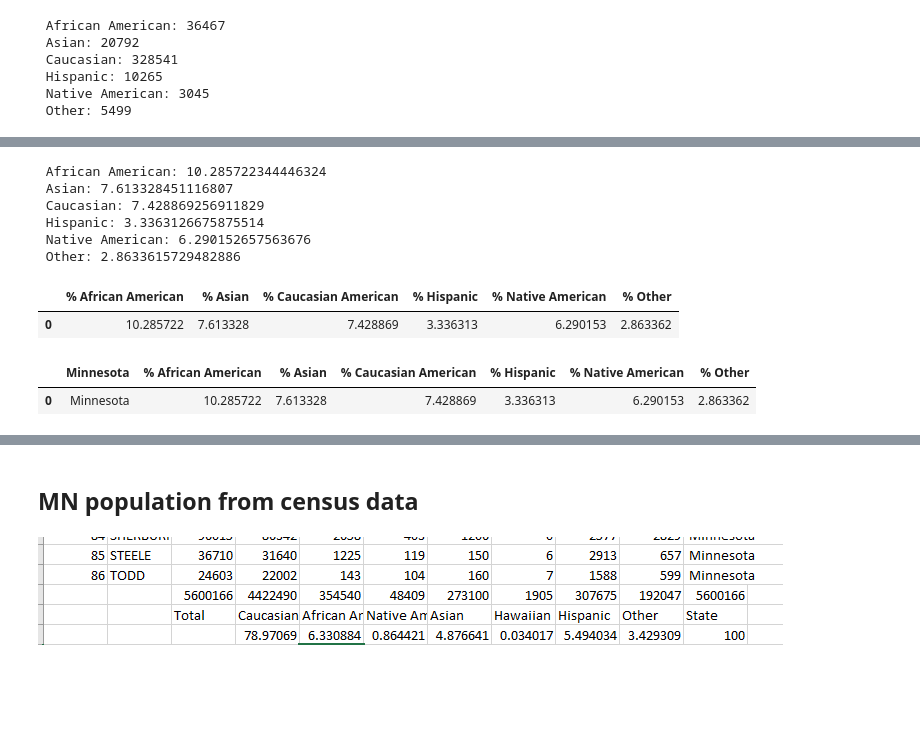
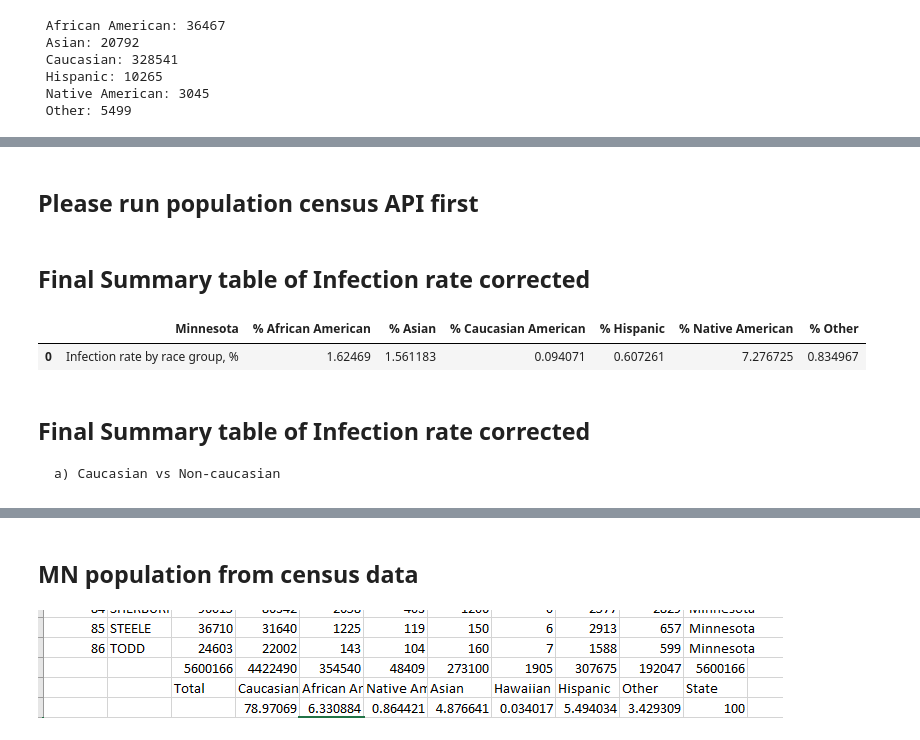
Before and after one commit to tlenzmeier58/Project_1, a Jupyter notebook: working.ipynb, the cells around one changed output, grey strips where cells are left out. Drawn from its saved outputs; the diff is of its cells as text; code cells hidden in the pictures; blank space fills up the shorter version.

```diff
--- a/working.ipynb
+++ b/working.ipynb
@@ -393,3 +378,5 @@ comprehensive_df
+# %% [markdown]
+## **Please run population census API first**
 # %%
 #infection rate African American
 african_american_infection_percent = (cdc_infections_african_american_total / sum_mn_african_american ) *100
@@ -403,9 +390,11 @@ asian_infection_percent
 caucasian_infection_percent = (cdc_infections_caucasian_total / sum_mn_caucasian ) *100
 caucasian_infection_percent
 
+#infection rate hispanic
 hispanic_infection_percent = (cdc_infections_hispanic_total / sum_mn_hispanic ) *100
 hispanic_infection_percent
 
+#infection rate native american
 native_american_infection_percent = (cdc_infections_native_american_total / sum_mn_native_american ) *100
 native_american_infection_percent
 
@@ -418,39 +407,42 @@ percentage_race_infections = [african_american_infection_percent, asian_infectio
                               caucasian_infection_percent, hispanic_infection_percent, native_american_infection_percent, other_infection_percent]
 
 
-for (race, infection_percentage) in zip(race_mn, percentage_race_infections):
-    print(f" {race}: {infection_percentage}")
+# for (race, infection_percentage) in zip(race_mn, percentage_race_infections):
+#     print(f" {race}: {infection_percentage}")
-# %% [output]
- African American: 10.285722344446324
- Asian: 7.613328451116807
- Caucasian: 7.428869256911829
- Hispanic: 3.3363126675875514
- Native American: 6.290152657563676
- Other: 2.8633615729482886
-# %%
-# dataframe
-
-race_percent_df = pd.DataFrame({'% African American':[african_american_infection_percent],
-                     '% Asian':[asian_infection_percent],
-                     '% Caucasian American':[caucasian_infection_percent],
-                     '% Hispanic':[hispanic_infection_percent],
-                     '% Native American':[native_american_infection_percent],
-                     '% Other':[other_infection_percent]
-                               })
-race_percent_df
-
-# do i want to add a first column as MN?
-# race_percent_T_df = race_percent_df.T
-# %% [output]
-|  | % African American | % Asian | % Caucasian American | % Hispanic | % Native American | % Other |
-| 0 | 10.285722 | 7.613328 | 7.428869 | 3.336313 | 6.290153 | 2.863362 |
+# %%
+#rate corrected by population,% (non-whites)
+african_american_infection_percent_corrected = african_american_infection_percent / percent_mn_african_american
+african_american_infection_percent_corrected
+asian_infection_percent_corrected = asian_infection_percent / percent_mn_asian
+hispanic_infection_percent_corrected = hispanic_infection_percent / percent_mn_hispanic
+native_american_infection_percent_corrected = native_american_infection_percent / percent_mn_native_american
+other_infection_percent_corrected = other_infection_percent / percent_mn_other
+
+
+#rate corrected by population,% (whites)
+caucasian_infection_percent_corrected = caucasian_infection_percent / percent_mn_caucasian
+# %% [markdown]
+## Final Summary table of Infection rate corrected
+# %%
+#dataframe showing infection rate by group (corrected by % population)
+
+race_percent_corrected_df = pd.DataFrame({'% African American':[african_american_infection_percent_corrected],
+                     '% Asian':[asian_infection_percent_corrected],
+                     '% Caucasian American':[caucasian_infection_percent_corrected],
+                     '% Hispanic':[hispanic_infection_percent_corrected],
+                     '% Native American':[native_american_infection_percent_corrected],
+                     '% Other':[other_infection_percent_corrected]
+                               })
 # %%
 # Declare a list that is to be converted into a column
-State = ['Minnesota']
-race_percent_df['Minnesota'] = State
-race_percent_df = race_percent_df.reindex(columns=['Minnesota', '% African American', '% Asian', '% Caucasian American', '% Hispanic',
+State = ['Infection rate by race group, %']
+race_percent_corrected_df['Minnesota'] = State
+race_percent_corrected_df = race_percent_corrected_df.reindex(columns=['Minnesota', '% African American', '% Asian', '% Caucasian American', '% Hispanic',
        '% Native American', '% Other'])
-race_percent_df
+race_percent_corrected_df
 # %% [output]
 |  | Minnesota | % African American | % Asian | % Caucasian American | % Hispanic | % Native American | % Other |
-| 0 | Minnesota | 10.285722 | 7.613328 | 7.428869 | 3.336313 | 6.290153 | 2.863362 |
+| 0 | Infection rate by race group, % | 1.62469 | 1.561183 | 0.094071 | 0.607261 | 7.276725 | 0.834967 |
+# %% [markdown]
+## Final Summary table of Infection rate corrected
+    a) Caucasian vs Non-caucasian
```
Also changed, not shown: parts of 83 cells of this notebook, 3 other files.
